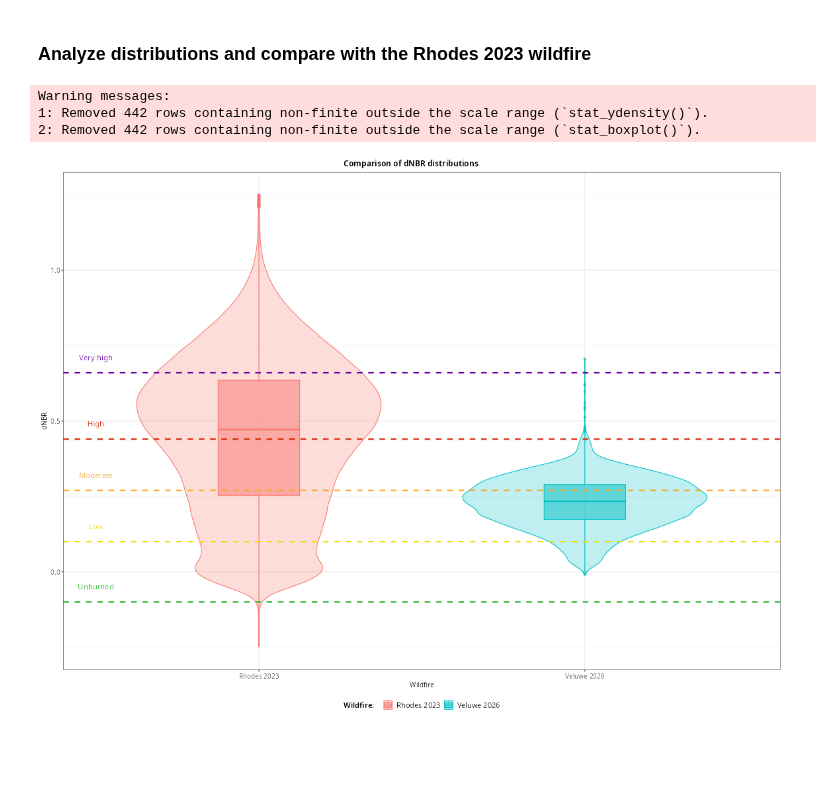
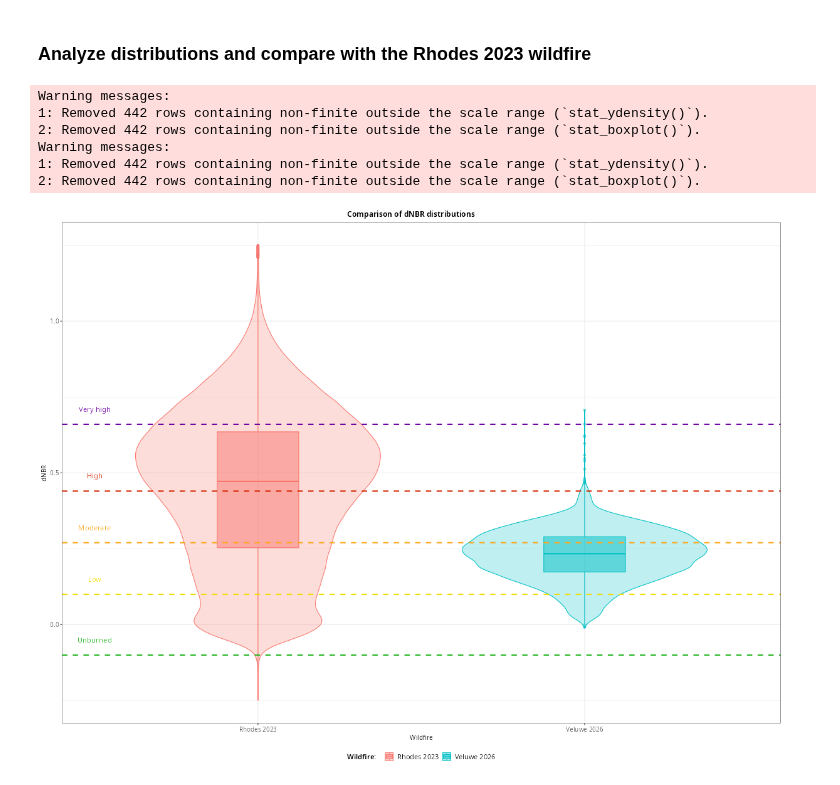
Before and after one commit to LTER-LIFE/vl-geospatial-toolbox, a Jupyter notebook: wildfire_veluwe2026.ipynb, the cells around one changed output. Cells and saved outputs as stored; diff of their text form; code cells hidden in the pictures; blank space fills up the shorter version.

Commit message:
Added figures output to file

```diff
--- a/wildfire_veluwe2026.ipynb
+++ b/wildfire_veluwe2026.ipynb
@@ -520,6 +540,7 @@ The standard dNBR severity classification ranges are generally divided as follow
 # %% [markdown]
 ### Define burn severity classes
 # %%
+pal_sev <- c("#2eb82c", "#f1dd00", "#fda71d", "#d52903", "#6e01a3")
 severity_classes <- data.frame(name = c("Unburned", "Low", "Moderate", "High", "Very high"),
                                description = c("Little to no damage",
                                                "Minor vegetation loss or early signs of damage",
@@ -528,7 +549,7 @@ severity_classes <- data.frame(name = c("Unburned", "Low", "Moderate", "High", "
                                                "Extensive vegetation loss and exposed soil"),
                                lower = c(-0.1, 0.1, 0.27, 0.44, 0.66),
                                upper = c(0.1, 0.27, 0.44, 0.66, Inf),
-                               color = c("#2eb82c", "#f1dd00", "#fda71d", "#d52903", "#6e01a3"))
+                               color = pal_sev)
 # %% [markdown]
 ### Map burn severity classes
 # %%
@@ -556,24 +596,37 @@ dnbr_df <- as.data.frame(
 names(dnbr_df) <- c("dNBR", "Wildfire")
 dnbr_df$dNBR <- as.double(dnbr_df$dNBR)
 # %%
-dnbr_df |>
+gg_dnbr_dist <- dnbr_df |>
   ggplot(aes(x = Wildfire, y = dNBR, group = Wildfire, fill = Wildfire, color = Wildfire)) +
   geom_violin(alpha = 0.25, width = 0.75, scale = "width") +
   geom_boxplot(alpha = 0.5, width = 0.25) +
   geom_hline(yintercept = severity_classes$lower,
              color = severity_classes$color,
              linetype = "dashed", linewidth = 1) +
   annotate(geom = "text", size = 4,
            x = 0.5, y = severity_classes$lower + 0.05,
            label = severity_classes$name,
            color = severity_classes$color) +
   ylim(-0.25, 1.25) +
   theme(legend.position = "bottom") +
   labs(title = "Comparison of dNBR distributions",
        x = "Wildfire", y = "dNBR",
        fill = "Wildfire:   ", color = "Wildfire:   ")
+
+ggsave(plot = gg_dnbr_dist,
+       device = "tiff",
+       filename = "out/figures/s2-dnbr_veluwe2026_distcomparisons.tif",
+       width = 24,
+       height = 24,
+       units = "cm",
+       dpi = "print")
+
+print(gg_dnbr_dist)
 # %% [output]
 Warning messages:
 1: Removed 442 rows containing non-finite outside the scale range (`stat_ydensity()`).
 2: Removed 442 rows containing non-finite outside the scale range (`stat_boxplot()`).
+Warning messages:
+1: Removed 442 rows containing non-finite outside the scale range (`stat_ydensity()`).
+2: Removed 442 rows containing non-finite outside the scale range (`stat_boxplot()`).
-[figure, old version]
+[figure, new version]
```
Also changed, not shown: parts of 12 cells of this notebook, 3 other files.
